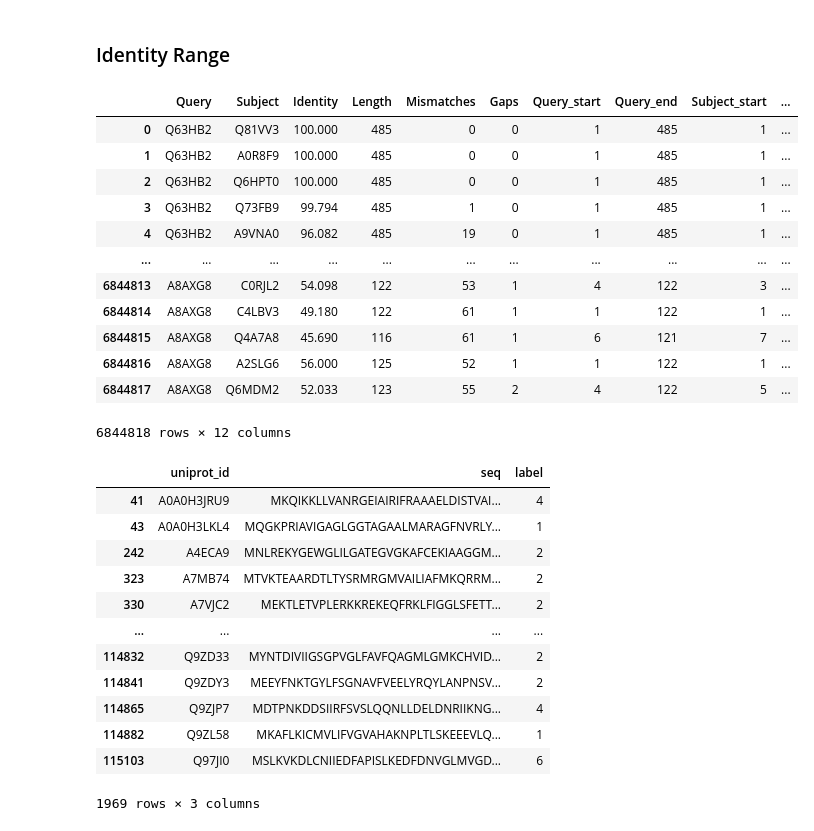
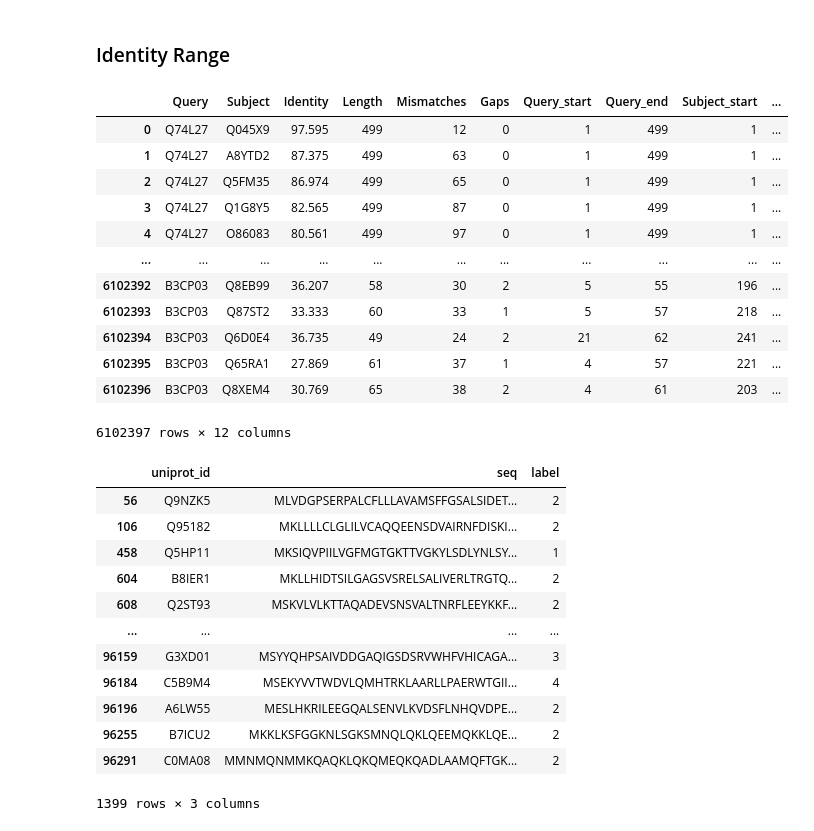
Before and after one commit to tibbdc/DeepSub, a Jupyter notebook: 04_Blastp.ipynb, the cells around one changed output. Drawn from its saved outputs; the diff is of its cells as text; code cells hidden in the pictures.

```diff
--- a/04_Blastp.ipynb
+++ b/04_Blastp.ipynb
@@ -144,40 +168,40 @@ blast_report
 ### Identity Range
 # %%
 blast_columns = ["Query", "Subject", "Identity", "Length", "Mismatches", "Gaps", "Query_start", "Query_end", "Subject_start", "Subject_end", "E_value", "Bit_score"]
-blast_df = pd.read_csv("blastp/output1.txt", sep='\t', header=None, names=blast_columns)
+blast_df = pd.read_csv("blastp/output.txt", sep='\t', header=None, names=blast_columns)
 blast_df
 # %% [output]
 |  | Query | Subject | Identity | Length | Mismatches | Gaps | Query_start | Query_end | Subject_start | ... |
-| 0 | Q63HB2 | Q81VV3 | 100.000 | 485 | 0 | 0 | 1 | 485 | 1 | ... |
-| 1 | Q63HB2 | A0R8F9 | 100.000 | 485 | 0 | 0 | 1 | 485 | 1 | ... |
-| 2 | Q63HB2 | Q6HPT0 | 100.000 | 485 | 0 | 0 | 1 | 485 | 1 | ... |
-| 3 | Q63HB2 | Q73FB9 | 99.794 | 485 | 1 | 0 | 1 | 485 | 1 | ... |
-| 4 | Q63HB2 | A9VNA0 | 96.082 | 485 | 19 | 0 | 1 | 485 | 1 | ... |
+| 0 | Q74L27 | Q045X9 | 97.595 | 499 | 12 | 0 | 1 | 499 | 1 | ... |
+| 1 | Q74L27 | A8YTD2 | 87.375 | 499 | 63 | 0 | 1 | 499 | 1 | ... |
+| 2 | Q74L27 | Q5FM35 | 86.974 | 499 | 65 | 0 | 1 | 499 | 1 | ... |
+| 3 | Q74L27 | Q1G8Y5 | 82.565 | 499 | 87 | 0 | 1 | 499 | 1 | ... |
+| 4 | Q74L27 | O86083 | 80.561 | 499 | 97 | 0 | 1 | 499 | 1 | ... |
 | ... | ... | ... | ... | ... | ... | ... | ... | ... | ... | ... |
-| 6844813 | A8AXG8 | C0RJL2 | 54.098 | 122 | 53 | 1 | 4 | 122 | 3 | ... |
-| 6844814 | A8AXG8 | C4LBV3 | 49.180 | 122 | 61 | 1 | 1 | 122 | 1 | ... |
-| 6844815 | A8AXG8 | Q4A7A8 | 45.690 | 116 | 61 | 1 | 6 | 121 | 7 | ... |
-| 6844816 | A8AXG8 | A2SLG6 | 56.000 | 125 | 52 | 1 | 1 | 122 | 1 | ... |
-| 6844817 | A8AXG8 | Q6MDM2 | 52.033 | 123 | 55 | 2 | 4 | 122 | 5 | ... |
+| 6102392 | B3CP03 | Q8EB99 | 36.207 | 58 | 30 | 2 | 5 | 55 | 196 | ... |
+| 6102393 | B3CP03 | Q87ST2 | 33.333 | 60 | 33 | 1 | 5 | 57 | 218 | ... |
+| 6102394 | B3CP03 | Q6D0E4 | 36.735 | 49 | 24 | 2 | 21 | 62 | 241 | ... |
+| 6102395 | B3CP03 | Q65RA1 | 27.869 | 61 | 37 | 1 | 4 | 57 | 221 | ... |
+| 6102396 | B3CP03 | Q8XEM4 | 30.769 | 65 | 38 | 2 | 4 | 61 | 203 | ... |
-6844818 rows × 12 columns
+6102397 rows × 12 columns
 # %%
 blast_per30 = blast_df[blast_df["Identity"]<20]
 test_dataset = dataset[dataset['uniprot_id'].isin(blast_per30.Query.unique())]
 test_dataset
 # %% [output]
 |  | uniprot_id | seq | label |
-| 41 | A0A0H3JRU9 | MKQIKKLLVANRGEIAIRIFRAAAELDISTVAI... | 4 |
-| 43 | A0A0H3LKL4 | MQGKPRIAVIGAGLGGTAGAALMARAGFNVRLY... | 1 |
-| 242 | A4ECA9 | MNLREKYGEWGLILGATEGVGKAFCEKIAAGGM... | 2 |
-| 323 | A7MB74 | MTVKTEAARDTLTYSRMRGMVAILIAFMKQRRM... | 2 |
-| 330 | A7VJC2 | MEKTLETVPLERKKREKEQFRKLFIGGLSFETT... | 2 |
+| 56 | Q9NZK5 | MLVDGPSERPALCFLLLAVAMSFFGSALSIDET... | 2 |
+| 106 | Q95182 | MKLLLLCLGLILVCAQQEENSDVAIRNFDISKI... | 2 |
+| 458 | Q5HP11 | MKSIQVPIILVGFMGTGKTTVGKYLSDLYNLSY... | 1 |
+| 604 | B8IER1 | MKLLHIDTSILGAGSVSRELSALIVERLTRGTQ... | 2 |
+| 608 | Q2ST93 | MSKVLVLKTTAQADEVSNSVALTNRFLEEYKKF... | 2 |
 | ... | ... | ... | ... |
-| 114832 | Q9ZD33 | MYNTDIVIIGSGPVGLFAVFQAGMLGMKCHVID... | 2 |
-| 114841 | Q9ZDY3 | MEEYFNKTGYLFSGNAVFVEELYRQYLANPNSV... | 2 |
-| 114865 | Q9ZJP7 | MDTPNKDDSIIRFSVSLQQNLLDELDNRIIKNG... | 4 |
-| 114882 | Q9ZL58 | MKAFLKICMVLIFVGVAHAKNPLTLSKEEEVLQ... | 1 |
-| 115103 | Q97JI0 | MSLKVKDLCNIIEDFAPISLKEDFDNVGLMVGD... | 6 |
+| 96159 | G3XD01 | MSYYQHPSAIVDDGAQIGSDSRVWHFVHICAGA... | 3 |
+| 96184 | C5B9M4 | MSEKYVVTWDVLQMHTRKLAARLLPAERWTGII... | 4 |
+| 96196 | A6LW55 | MESLHKRILEEGQALSENVLKVDSFLNHQVDPE... | 2 |
+| 96255 | B7ICU2 | MKKLKSFGGKNLSGKSMNQLQKLQEEMQKKLQE... | 2 |
+| 96291 | C0MA08 | MMNMQNMMKQAQKLQKQMEQKQADLAAMQFTGK... | 2 |
-1969 rows × 3 columns
+1399 rows × 3 columns
 # %%
 label, predict = run(test_dataset)
 # %% [output]
```
Also changed, not shown: parts of 11 cells of this notebook.
